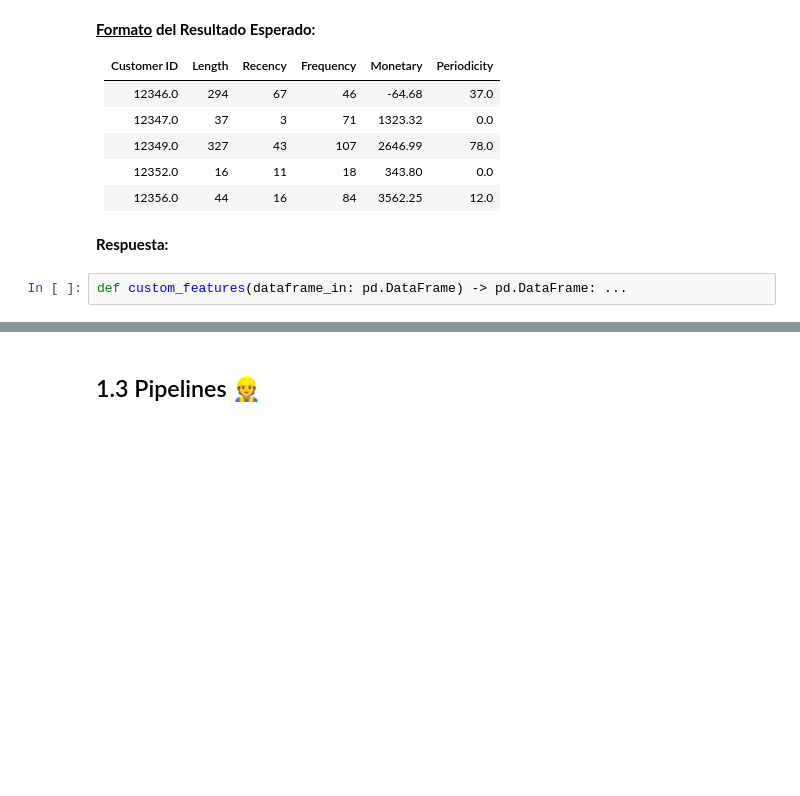
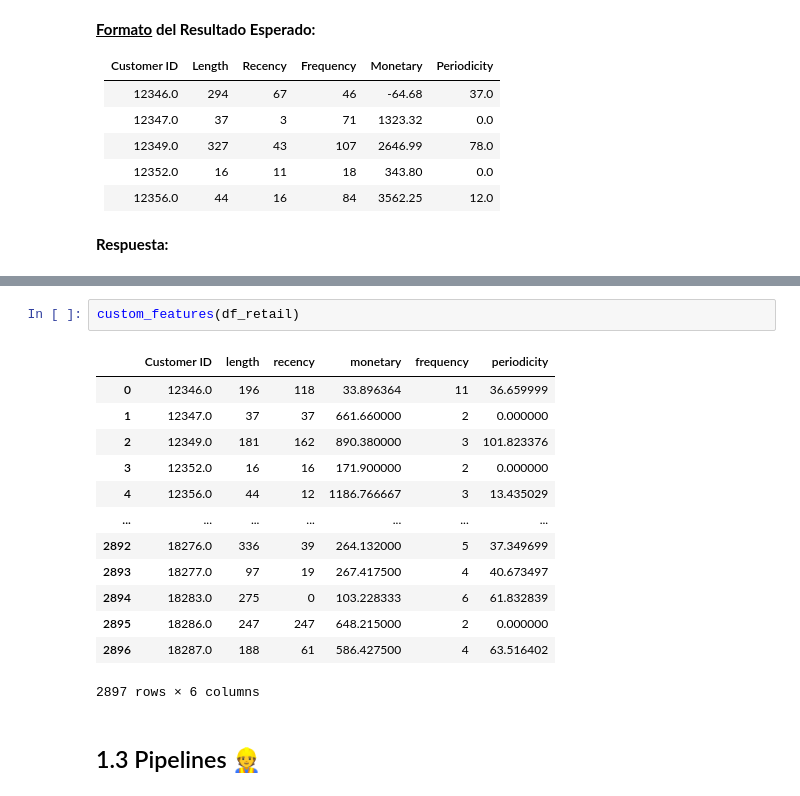
Before and after one commit to FeLiJaNdRo/MDS7202-Labs, a Jupyter notebook: labs/lab_5/Lab5_enunciado.ipynb, the cells around one changed output, grey strips where cells are left out. Cells and saved outputs as stored; diff of their text form; blank space fills up the shorter version.

```diff
--- a/labs/lab_5/Lab5_enunciado.ipynb
+++ b/labs/lab_5/Lab5_enunciado.ipynb
@@ -133,5 +142,3 @@ Una referencia que les puede ser útil es el [documento original](https://www.re
 |   12356.0   |     44 |      16 |        84 |  3562.25 |        12.0 |
 # %% [markdown]
 **Respuesta:**
-# %%
-def custom_features(dataframe_in: pd.DataFrame) -> pd.DataFrame: ...
@@ -138,3 +218,19 @@ def custom_features(dataframe_in: pd.DataFrame) -> pd.DataFrame: ...
+# %%
+custom_features(df_retail)
+# %% [output]
+|  | Customer ID | length | recency | monetary | frequency | periodicity |
+| 0 | 12346.0 | 196 | 118 | 33.896364 | 11 | 36.659999 |
+| 1 | 12347.0 | 37 | 37 | 661.660000 | 2 | 0.000000 |
+| 2 | 12349.0 | 181 | 162 | 890.380000 | 3 | 101.823376 |
+| 3 | 12352.0 | 16 | 16 | 171.900000 | 2 | 0.000000 |
+| 4 | 12356.0 | 44 | 12 | 1186.766667 | 3 | 13.435029 |
+| ... | ... | ... | ... | ... | ... | ... |
+| 2892 | 18276.0 | 336 | 39 | 264.132000 | 5 | 37.349699 |
+| 2893 | 18277.0 | 97 | 19 | 267.417500 | 4 | 40.673497 |
+| 2894 | 18283.0 | 275 | 0 | 103.228333 | 6 | 61.832839 |
+| 2895 | 18286.0 | 247 | 247 | 648.215000 | 2 | 0.000000 |
+| 2896 | 18287.0 | 188 | 61 | 586.427500 | 4 | 63.516402 |
+2897 rows × 6 columns
 # %% [markdown]
 ## 1.3 Pipelines 👷
 # %% [markdown]
```
Also changed, not shown: parts of 4 cells of this notebook, 2 other files.
